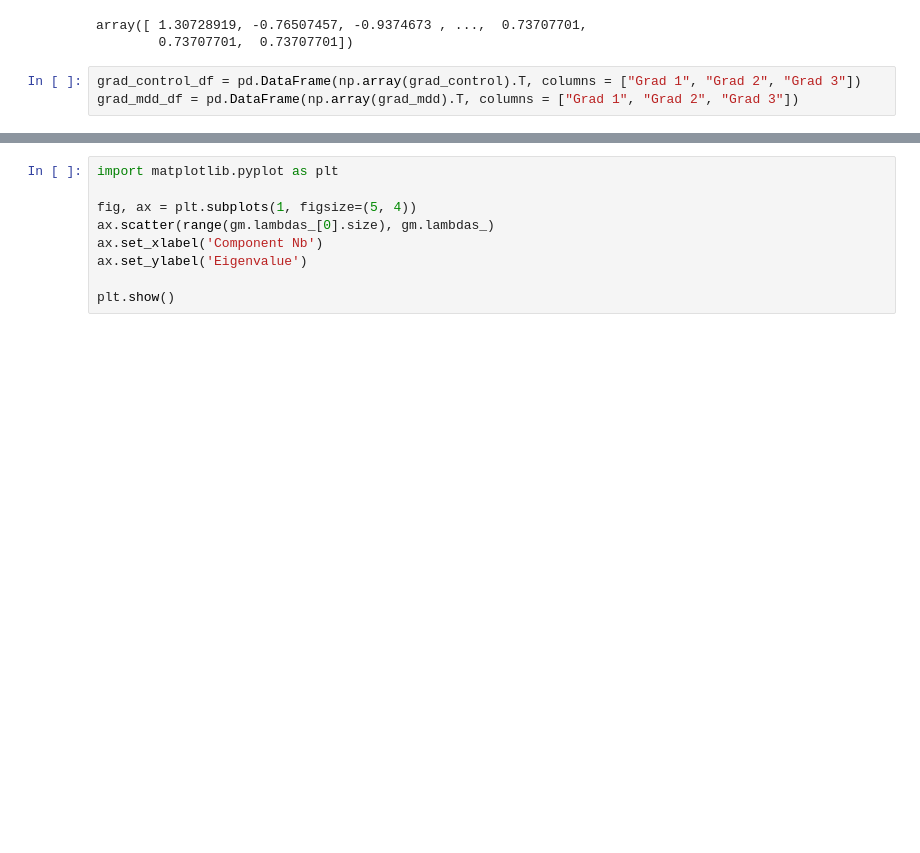
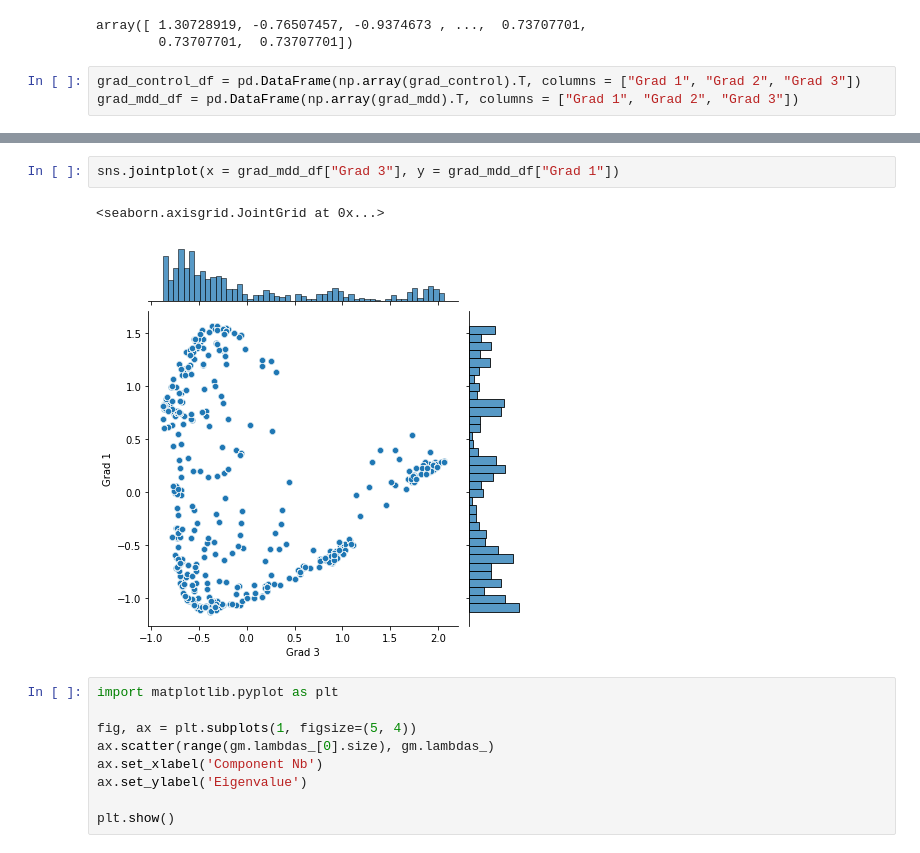
Before and after one commit to victoris93/depression-gradients-biomarkers, a Jupyter notebook: rus_depression.ipynb, the cells around one changed output, grey strips where cells are left out. Drawn from its saved outputs; the diff is of its cells as text; blank space fills up the shorter version.

```diff
--- a/rus_depression.ipynb
+++ b/rus_depression.ipynb
@@ -143,3 +179,8 @@ sns.scatterplot(x = grad_mdd_df["Grad 3"], y = grad_mdd_df["Grad 1"], hue = grad
+# %%
+sns.jointplot(x = grad_mdd_df["Grad 3"], y = grad_mdd_df["Grad 1"])
+# %% [output]
+<seaborn.axisgrid.JointGrid at 0x...>
+[figure, added]
 # %%
 import matplotlib.pyplot as plt
 
```
Also changed, not shown: parts of 11 cells of this notebook.
